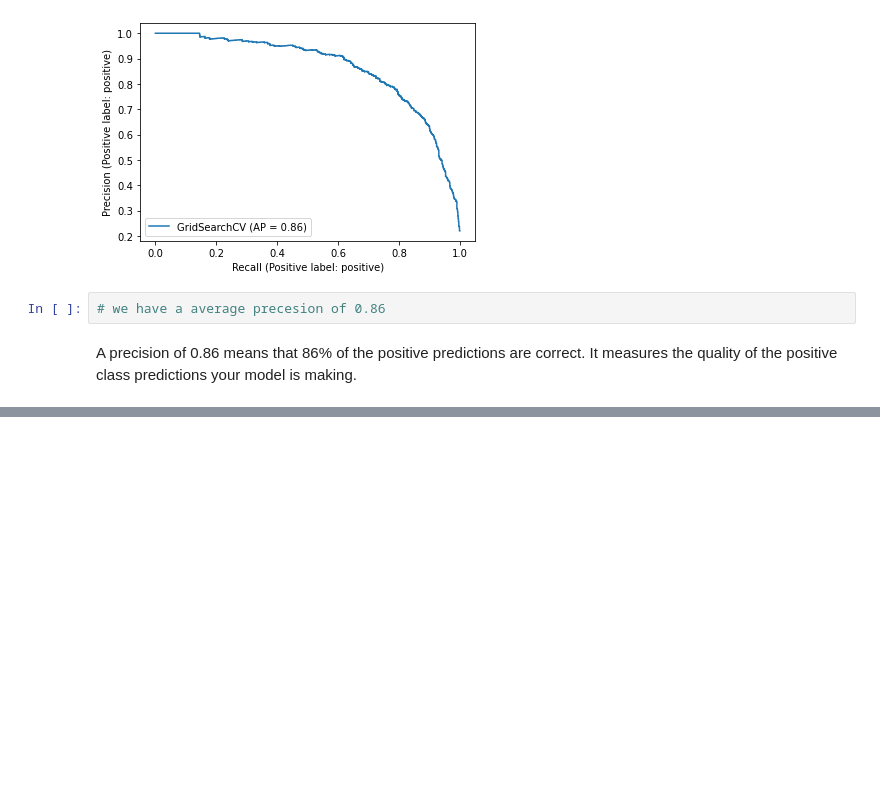
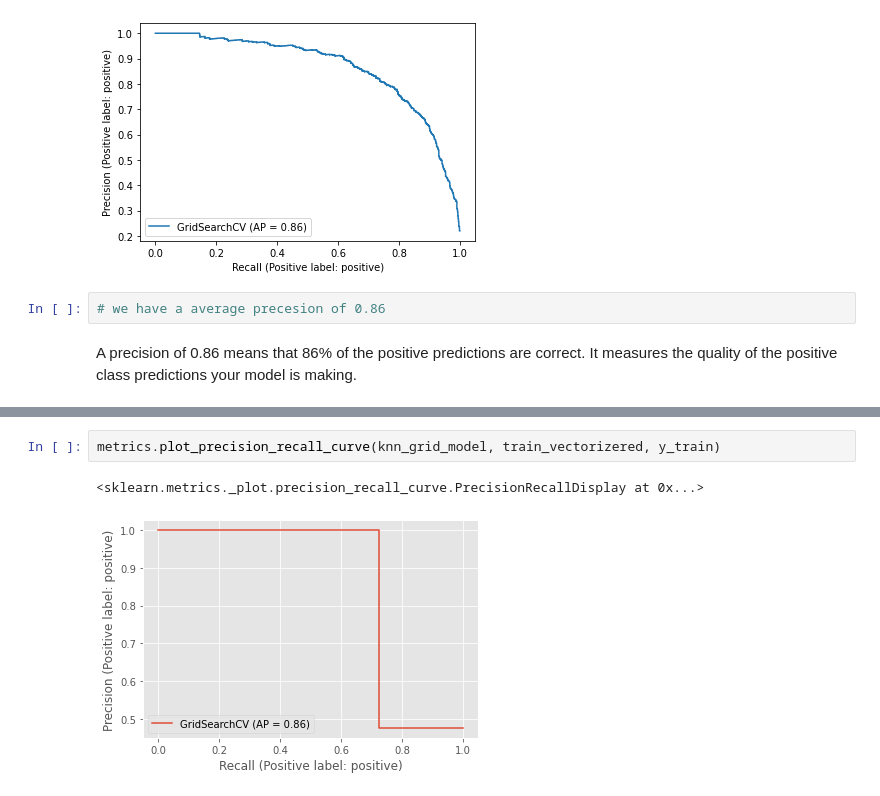
Before and after one commit to Agramoflife/My_machine_learning_notebooks, a Jupyter notebook: Non Linear models .ipynb, the cells around one changed output, grey strips where cells are left out. Drawn from its saved outputs; the diff is of its cells as text; blank space fills up the shorter version.

```diff
--- a/Non Linear models .ipynb
+++ b/Non Linear models .ipynb
@@ -536,0 +627,5 @@ Name: tokenized_tweet, Length: 6924, dtype: object
+# %%
+metrics.plot_precision_recall_curve(knn_grid_model, train_vectorizered, y_train)
+# %% [output]
+<sklearn.metrics._plot.precision_recall_curve.PrecisionRecallDisplay at 0x...>
+[figure, added]
```
Also changed, not shown: parts of 45 cells of this notebook, 1 other file.
